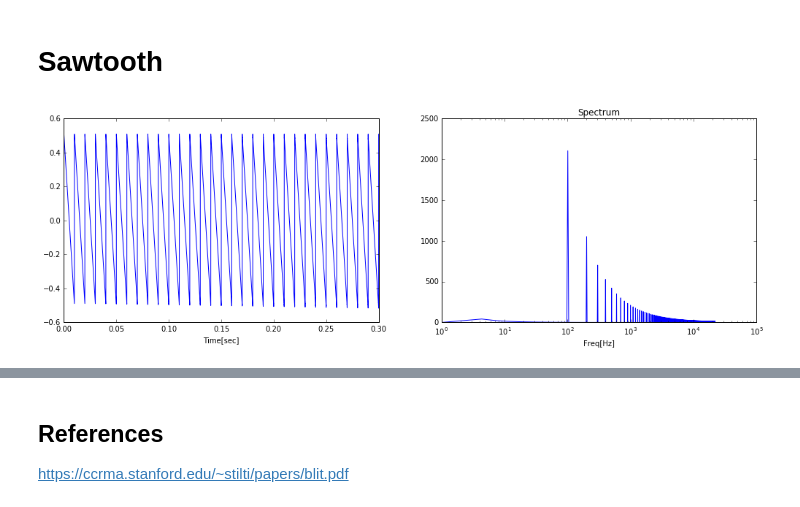
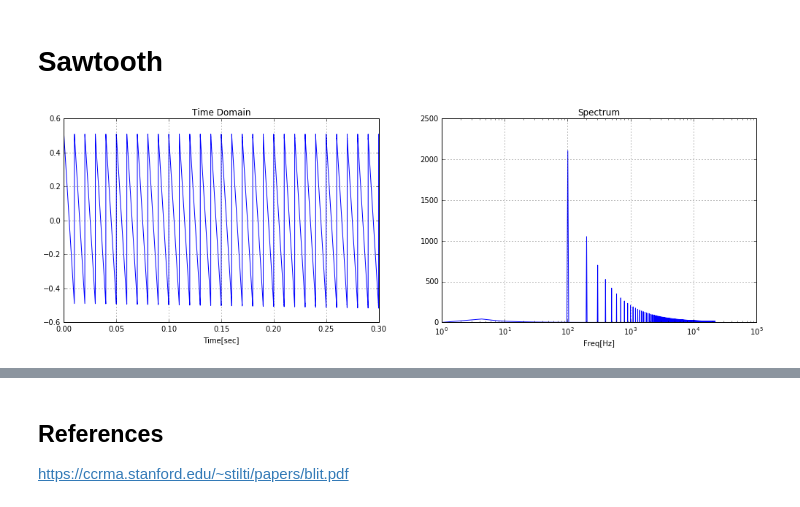
Before and after one commit to znibbles/01-advanced-synthesis-techniques, a Jupyter notebook: 01-BLIT.ipynb, the cells around one changed output, grey strips where cells are left out. Cells and saved outputs as stored; diff of their text form; code cells hidden in the pictures.

Commit message:
added function for plotting. Added function for sawtooth single-cycle wavetable generation.

```diff
--- a/01-BLIT.ipynb
+++ b/01-BLIT.ipynb
@@ -3,6 +3,26 @@ import numpy as np
 from scipy import signal
 import matplotlib.pyplot as plt
 from IPython.display import Audio
+# %%
+def tfPlot(sig, fs=44100):
+    """
+    Function for getting a time/frequency domain plot.
+    """
+    N = len(sig)
+    t = np.arange(N)/fs
+    plt.figure(figsize=[17,5])
+    plt.subplot(121)
+    plt.title('Time Domain')
+    plt.plot(t,sig)
+    plt.grid()
+    plt.xlabel('Time[sec]')
+    plt.subplot(122)
+
+    plt.semilogx(np.linspace(1,fs/2, int(N/2)), abs(np.fft.fft(sig))[0:int(N/2)])
+    plt.xlabel('Freq[Hz]')
+    plt.title('Spectrum')
+    plt.grid()
+    plt.show()
 # %%
 imp = signal.unit_impulse(256, 128)
 n = np.arange(-128, 128)
@@ -97,20 +108,11 @@ Audio(data=y, rate=fs)
 # %%
 avg = np.average(y) #get DC component of BLIT
 saw = np.cumsum(y-avg) # integrate after removing the dc component
 saw -= np.average(saw) #remove DC component of result
 
-plt.figure(figsize=[17,5])
-plt.subplot(121)
-plt.plot(t,saw)
-plt.xlabel('Time[sec]')
-plt.subplot(122)
-
-plt.semilogx(np.linspace(1,fs/2, int(N/2)), abs(np.fft.fft(saw))[0:int(N/2)])
-plt.xlabel('Freq[Hz]')
-plt.title('Spectrum')
-plt.show()
+tfPlot(saw, fs=fs)
 # %% [output]
-[figure, old version]
+[figure, new version]
 # %%
 Audio(data=saw, rate=fs)
 # %% [output]
```
Also changed, not shown: parts of 4 cells of this notebook.
